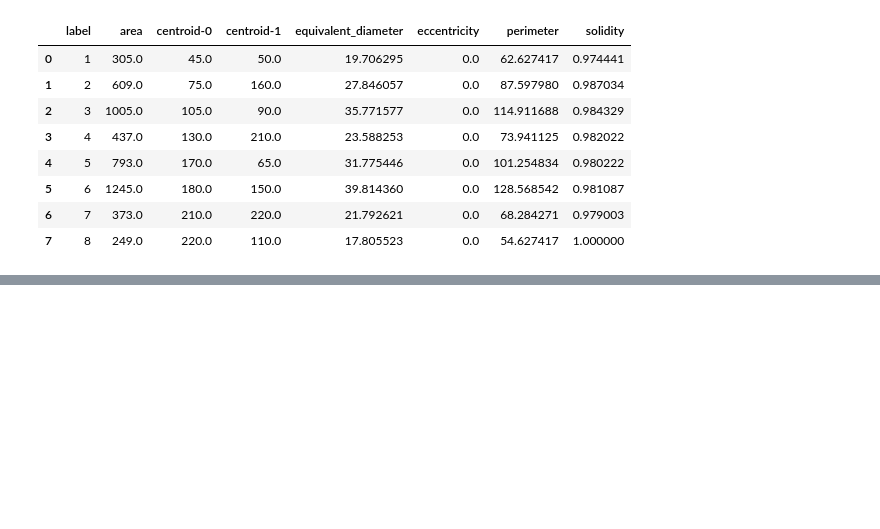
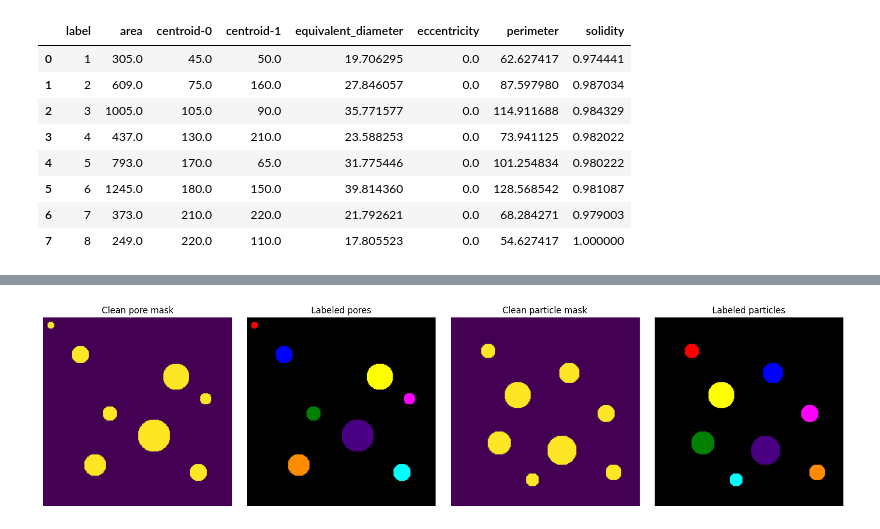
Before and after one commit to peterzm/ai-imaging-portfolio, a Jupyter notebook: 04_segmentation/notebooks/06_porosity_particle_analysis.ipynb, the cells around one changed output, grey strips where cells are left out. Cells and saved outputs as stored; diff of their text form; code cells hidden in the pictures; blank space fills up the shorter version.

Commit message:
Fin del notebook de análisis de porosidad

```diff
--- a/04_segmentation/notebooks/06_porosity_particle_analysis.ipynb
+++ b/04_segmentation/notebooks/06_porosity_particle_analysis.ipynb
@@ -366,0 +382,32 @@ save_dataframe_csv(
+# %%
+"""
+Comparación entre el análisis de porosidad y el análisis de partículas
+Aunque la interpretación física es diferente, ambos flujos de trabajo siguen la misma lógica de segmentación:
+- Imagen en escala de grises
+- Thresholding
+- Morphology
+- Etiquetado de componentes conectados
+- Análisis de propiedades de la región
+La diferencia radica en lo que representa la fase segmentada:
+- Los poros corresponden al espacio vacío
+- Las partículas corresponden a objetos sólidos
+"""
+compare_images(
+    [
+        pores_mask_clean,
+        color.label2rgb(labels_pores, bg_label=0),
+        particles_mask_clean,
+        color.label2rgb(labels_particles, bg_label=0)
+    ],
+    [
+        "Clean pore mask",
+        "Labeled pores",
+        "Clean particle mask",
+        "Labeled particles"
+    ],
+    cmap=None,
+    figsize=(16, 4),
+    save_path="../figures/figures_porosity_particle_analysis/13_porosity_particle_comparison.png"
+)
+# %% [output]
+[figure, added]
```
Also changed, not shown: parts of 4 cells of this notebook, 3 other files.
